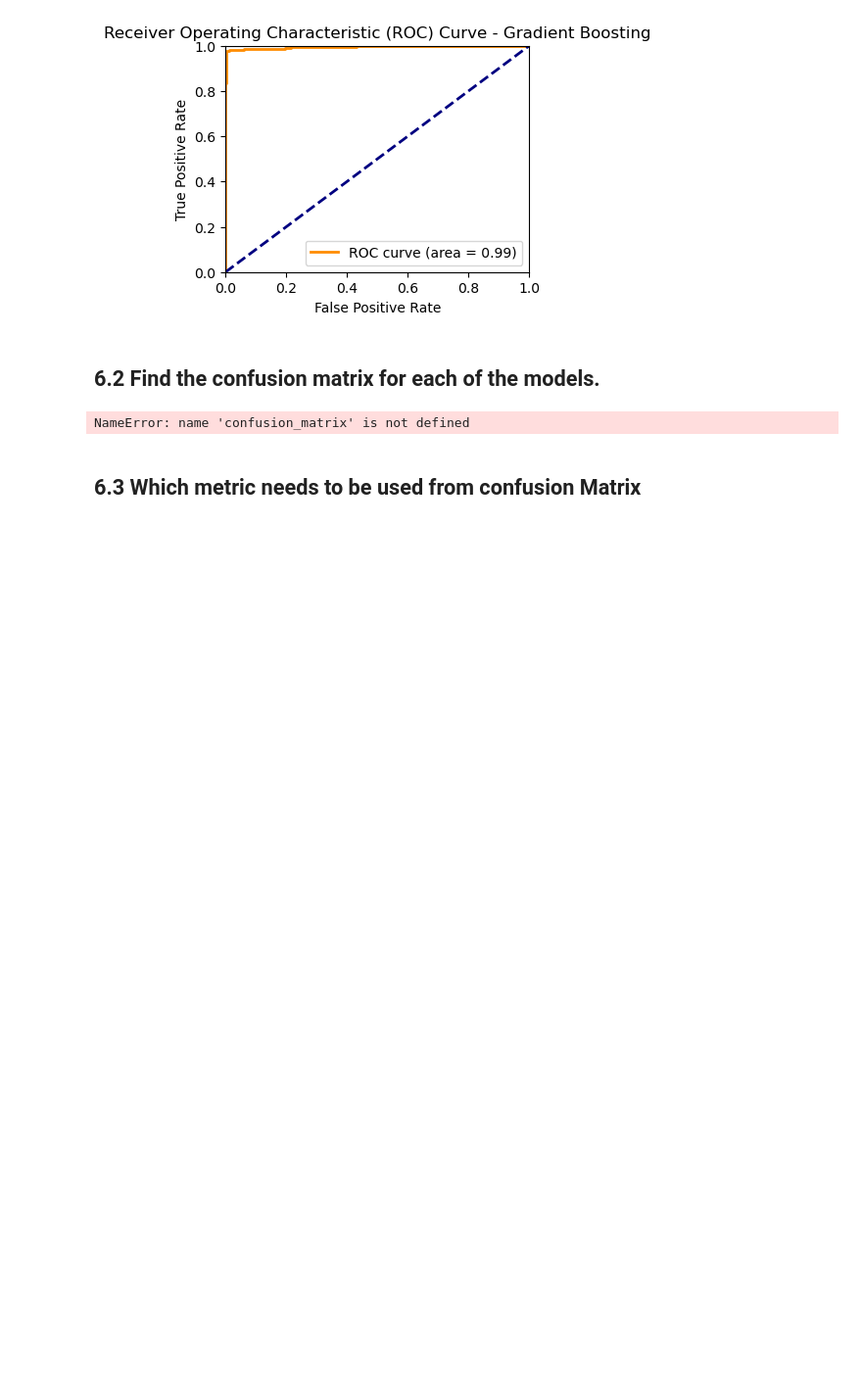
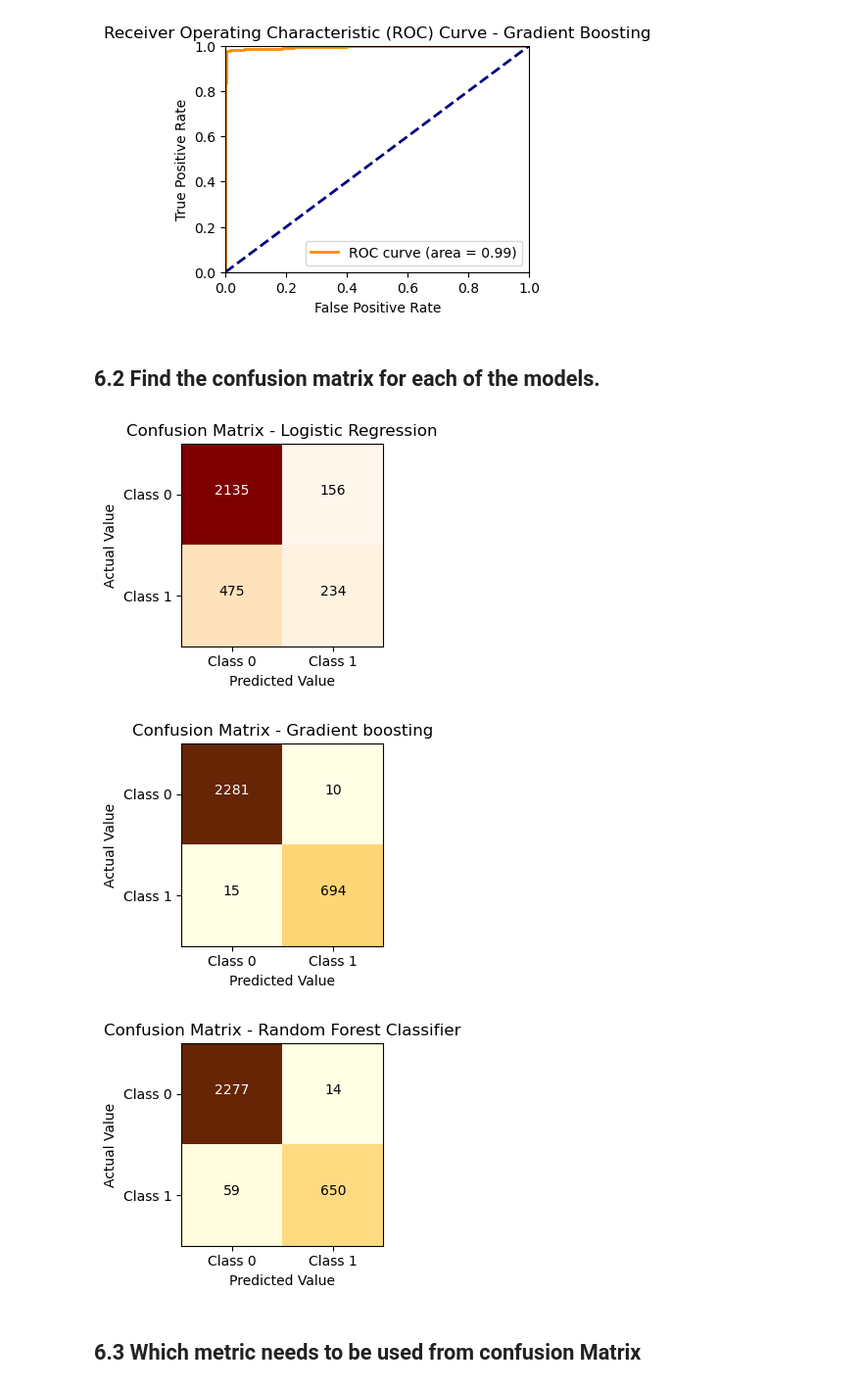
Before and after one commit to learningtechnix/AIML, a Jupyter notebook: Employee Turnover Analytics.ipynb, the cells around one changed output. Shown at 98% size. Drawn from its saved outputs; the diff is of its cells as text; code cells hidden in the pictures; blank space fills up the shorter version.

```diff
--- a/Employee Turnover Analytics.ipynb
+++ b/Employee Turnover Analytics.ipynb
@@ -668,4 +719,5 @@ param_rf = {'n_estimators': n_estimators,
            'min_samples_split': min_samples_split,
            'max_features': max_features}
 # %%
-rf_random = RandomizedSearchCV(estimator=r_forest_model, param_distributions=param_rf, n_iter=25, n_jobs=-1)
+rf_random = RandomizedSearchCV(estimator=r_forest_model, param_distributions=param_rf, n_iter=25, cv=5, n_jobs=-1, verbose=3)
+rf_random
@@ -732,7 +805,7 @@ gbm_param = {
     'colsample_bytree':[.01,.02,.03,.4,.5,.8]
 }
 # %%
-xgb_rscv = RandomizedSearchCV(estimator=xgb, scoring='neg_mean_squared_error',param_distributions = gbm_param, n_iter=20, n_jobs=-1, verbose = 2)
+xgb_rscv = RandomizedSearchCV(estimator=xgb, scoring='neg_mean_squared_error',param_distributions = gbm_param, n_iter=20, n_jobs=-1, verbose = 2, cv = 5)
 # %%
 xgb_rscv.fit(x_train_standardized, y_train_updated)
 # %% [output]
@@ -860,7 +938,7 @@ cm_log = confusion_matrix(y_test_updated, y_pred_log)
 # Plot the confusion matrix in square blocks
 plt.figure(figsize=(4, 3))
 plt.imshow(cm_log, interpolation='nearest', cmap='OrRd')
-tick_marks = np.arange(len(cm))
+tick_marks = np.arange(len(cm_log))
 plt.xticks(tick_marks, ['Class 0', 'Class 1'])
 plt.yticks(tick_marks, ['Class 0', 'Class 1'])
 # Add numerical values in each cell
@@ -869,7 +947,7 @@ for i in range(cm_log.shape[0]):
     for j in range(cm_log.shape[1]):
         plt.text(j, i, format(cm_log[i, j], 'd'),
                  horizontalalignment="center",
-                 color="white" if cm[i, j] > thresh else "black")
+                 color="white" if cm_log[i, j] > thresh else "black")
 
 plt.ylabel('Actual Value')
 plt.xlabel('Predicted Value')
@@ -892,38 +970,40 @@ for i in range(cm_xgb.shape[0]):
     for j in range(cm_xgb.shape[1]):
         plt.text(j, i, format(cm_xgb[i, j], 'd'),
                  horizontalalignment="center",
-                 color="white" if cm_rf[i, j] > thresh else "black")
+                 color="white" if cm_xgb[i, j] > thresh else "black")
 
 plt.ylabel('Actual Value')
 plt.xlabel('Predicted Value')
 plt.title('Confusion Matrix - Gradient boosting')
 plt.tight_layout()
 plt.show()
 
 # For Random forest classifier
 
 cm_rf = confusion_matrix(y_test_updated, y_pred_rf)
 # Plot the confusion matrix in square blocks
 plt.figure(figsize=(4, 3))
 plt.imshow(cm_rf, interpolation='nearest', cmap='YlOrBr')
-tick_marks = np.arange(len(cm))
+tick_marks = np.arange(len(cm_rf))
 plt.xticks(tick_marks, ['Class 0', 'Class 1'])
 plt.yticks(tick_marks, ['Class 0', 'Class 1'])
 # Add numerical values in each cell
 thresh = cm_rf.max() / 2.
 for i in range(cm_rf.shape[0]):
     for j in range(cm_rf.shape[1]):
         plt.text(j, i, format(cm_rf[i, j], 'd'),
                  horizontalalignment="center",
                  color="white" if cm_rf[i, j] > thresh else "black")
 
 plt.ylabel('Actual Value')
 plt.xlabel('Predicted Value')
 plt.title('Confusion Matrix - Random Forest Classifier')
 plt.tight_layout()
 plt.show()
 # %% [output]
-NameError: name 'confusion_matrix' is not defined
+[figure, added]
+[figure, added]
+[figure, added]
 # %% [markdown]
 ## 6.3 Which metric needs to be used from confusion Matrix
 # %% [markdown]
```
Also changed, not shown: parts of 61 cells of this notebook.
